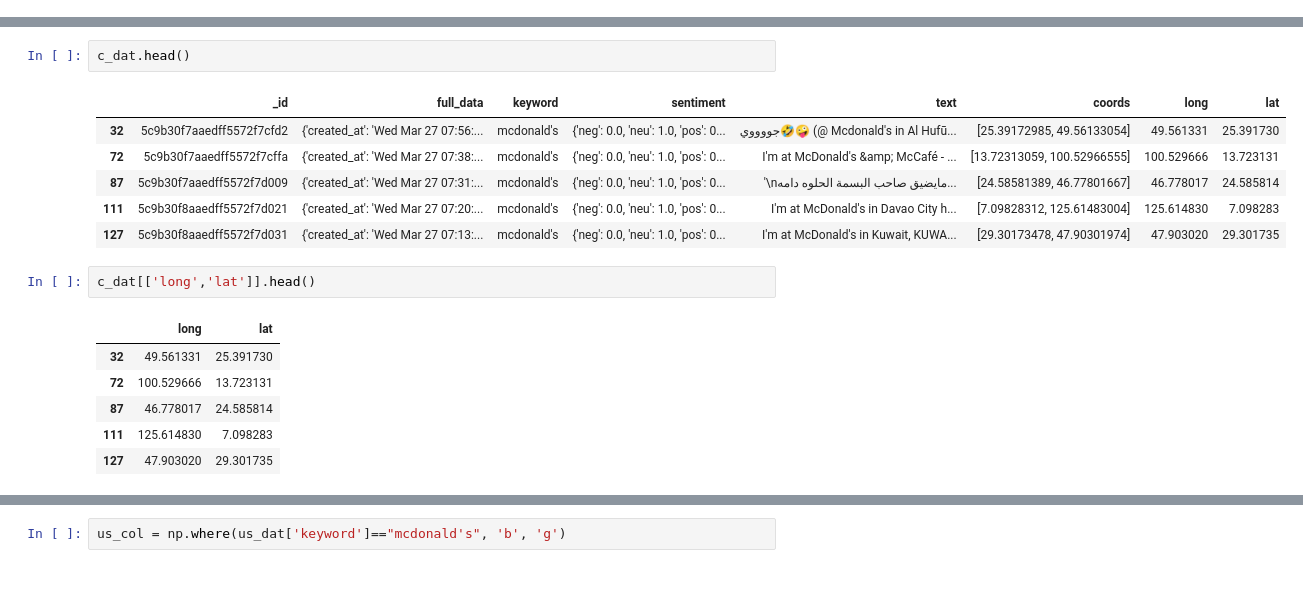
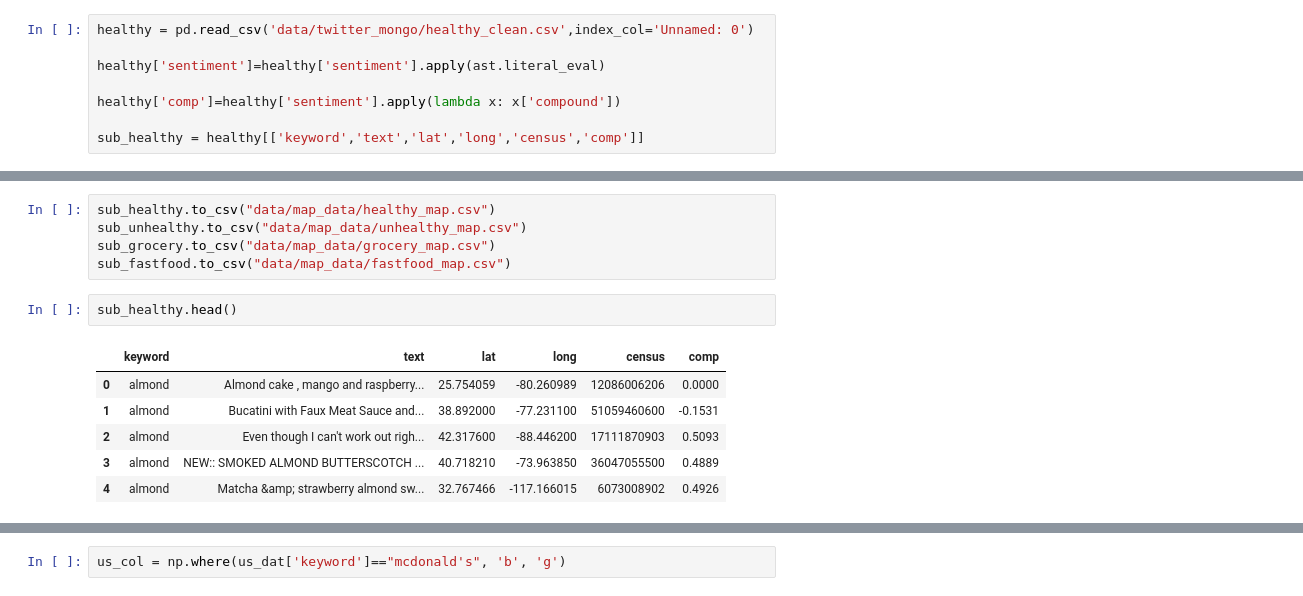
Before and after one commit to karinapatel/food-desert-prediction, a Jupyter notebook: mapping_ff.ipynb, the cells around one changed output, grey strips where cells are left out. Drawn from its saved outputs; the diff is of its cells as text.

```diff
--- a/mapping_ff.ipynb
+++ b/mapping_ff.ipynb
@@ -53,0 +9,8 @@ c_dat = df[df['coords'] != -1]
+# %%
+healthy = pd.read_csv('data/twitter_mongo/healthy_clean.csv',index_col='Unnamed: 0')
+
+healthy['sentiment']=healthy['sentiment'].apply(ast.literal_eval)
+
+healthy['comp']=healthy['sentiment'].apply(lambda x: x['compound'])
+
+sub_healthy = healthy[['keyword','text','lat','long','census','comp']]
@@ -54,18 +41,14 @@ c_dat = df[df['coords'] != -1]
+# %%
+sub_healthy.to_csv("data/map_data/healthy_map.csv")
+sub_unhealthy.to_csv("data/map_data/unhealthy_map.csv")
+sub_grocery.to_csv("data/map_data/grocery_map.csv")
+sub_fastfood.to_csv("data/map_data/fastfood_map.csv")
 # %%
-c_dat.head()
+sub_healthy.head()
 # %% [output]
-|  | _id | full_data | keyword | sentiment | text | coords | long | lat |
-| 32 | 5c9b30f7aaedff5572f7cfd2 | {'created_at': 'Wed Mar 27 07:56:... | mcdonald's | {'neg': 0.0, 'neu': 1.0, 'pos': 0... | جووووي🤣🤪 (@ Mcdonald's in Al Hufū... | [25.39172985, 49.56133054] | 49.561331 | 25.391730 |
-| 72 | 5c9b30f7aaedff5572f7cffa | {'created_at': 'Wed Mar 27 07:38:... | mcdonald's | {'neg': 0.0, 'neu': 1.0, 'pos': 0... | I'm at McDonald's &amp; McCafé - ... | [13.72313059, 100.52966555] | 100.529666 | 13.723131 |
-| 87 | 5c9b30f7aaedff5572f7d009 | {'created_at': 'Wed Mar 27 07:31:... | mcdonald's | {'neg': 0.0, 'neu': 1.0, 'pos': 0... | '\nمايضيق صاحب البسمة الحلوه دامه... | [24.58581389, 46.77801667] | 46.778017 | 24.585814 |
-| 111 | 5c9b30f8aaedff5572f7d021 | {'created_at': 'Wed Mar 27 07:20:... | mcdonald's | {'neg': 0.0, 'neu': 1.0, 'pos': 0... | I'm at McDonald's in Davao City h... | [7.09828312, 125.61483004] | 125.614830 | 7.098283 |
-| 127 | 5c9b30f8aaedff5572f7d031 | {'created_at': 'Wed Mar 27 07:13:... | mcdonald's | {'neg': 0.0, 'neu': 1.0, 'pos': 0... | I'm at McDonald's in Kuwait, KUWA... | [29.30173478, 47.90301974] | 47.903020 | 29.301735 |
+|  | keyword | text | lat | long | census | comp |
+| 0 | almond | Almond cake , mango and raspberry... | 25.754059 | -80.260989 | 12086006206 | 0.0000 |
+| 1 | almond | Bucatini with Faux Meat Sauce and... | 38.892000 | -77.231100 | 51059460600 | -0.1531 |
+| 2 | almond | Even though I can't work out righ... | 42.317600 | -88.446200 | 17111870903 | 0.5093 |
+| 3 | almond | NEW:: SMOKED ALMOND BUTTERSCOTCH ... | 40.718210 | -73.963850 | 36047055500 | 0.4889 |
+| 4 | almond | Matcha &amp; strawberry almond sw... | 32.767466 | -117.166015 | 6073008902 | 0.4926 |
-# %%
-c_dat[['long','lat']].head()
-# %% [output]
-|  | long | lat |
-| 32 | 49.561331 | 25.391730 |
-| 72 | 100.529666 | 13.723131 |
-| 87 | 46.778017 | 24.585814 |
-| 111 | 125.614830 | 7.098283 |
-| 127 | 47.903020 | 29.301735 |
```
Also changed, not shown: parts of 21 cells of this notebook, 14 other files.
